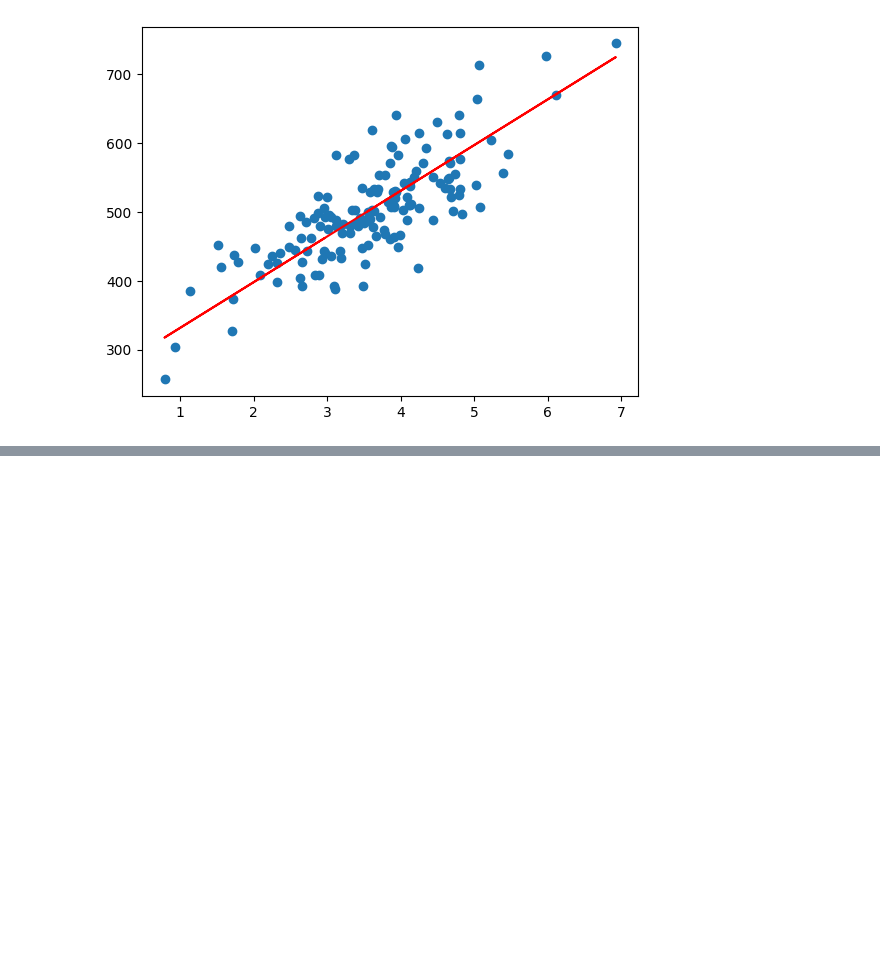
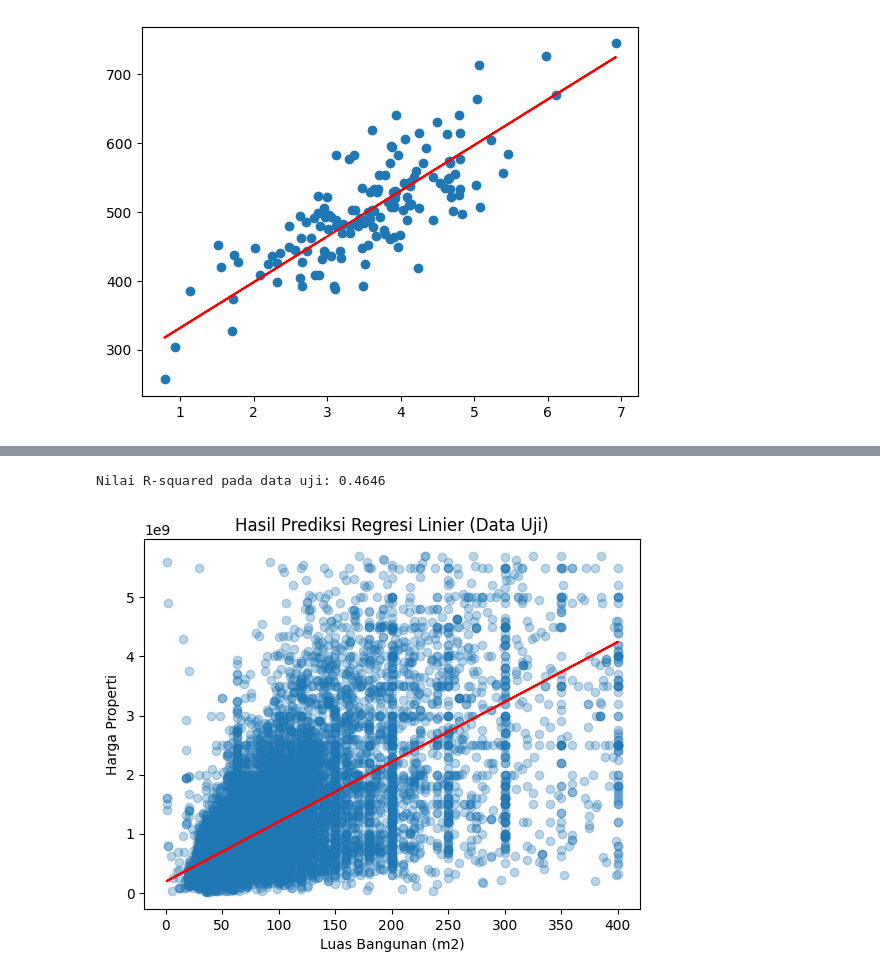
Before and after one commit to m1Febriansyah/244107020199-ML-12, a Jupyter notebook: JS07Praktikum1.ipynb, the cells around one changed output, grey strips where cells are left out. Cells and saved outputs as stored; diff of their text form; code cells hidden in the pictures; blank space fills up the shorter version.

```diff
--- a/JS07Praktikum1.ipynb
+++ b/JS07Praktikum1.ipynb
@@ -100,0 +236,21 @@ plt.show()
+# %%
+# Prediksi pada data uji
+X_test_sm = sm.add_constant(X_test)
+y_test_pred = lr.predict(X_test_sm)
+
+# Hitung nilai R-squared
+from sklearn.metrics import r2_score
+
+r_squared = r2_score(y_test, y_test_pred)
+print(f"Nilai R-squared pada data uji: {r_squared:.4f}")
+
+# Visualisasi data uji dan hasil prediksi
+plt.scatter(X_test, y_test, alpha=0.3)
+plt.plot(X_test, y_test_pred, 'r')
+plt.xlabel('Luas Bangunan (m2)')
+plt.ylabel('Harga Properti')
+plt.title('Hasil Prediksi Regresi Linier (Data Uji)')
+plt.show()
+# %% [output]
+Nilai R-squared pada data uji: 0.4646
+[figure, added]
```
Also changed, not shown: parts of 5 cells of this notebook.
